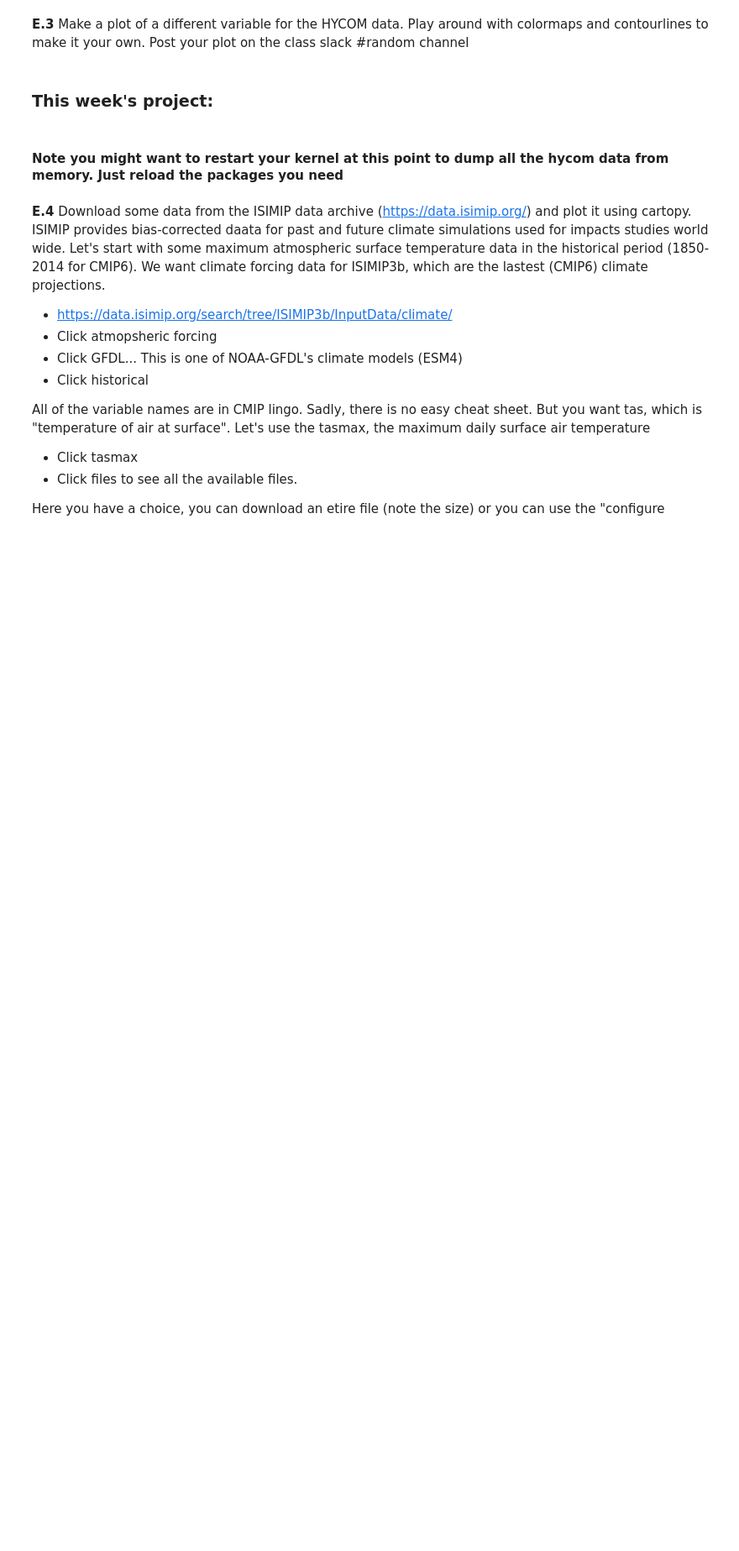
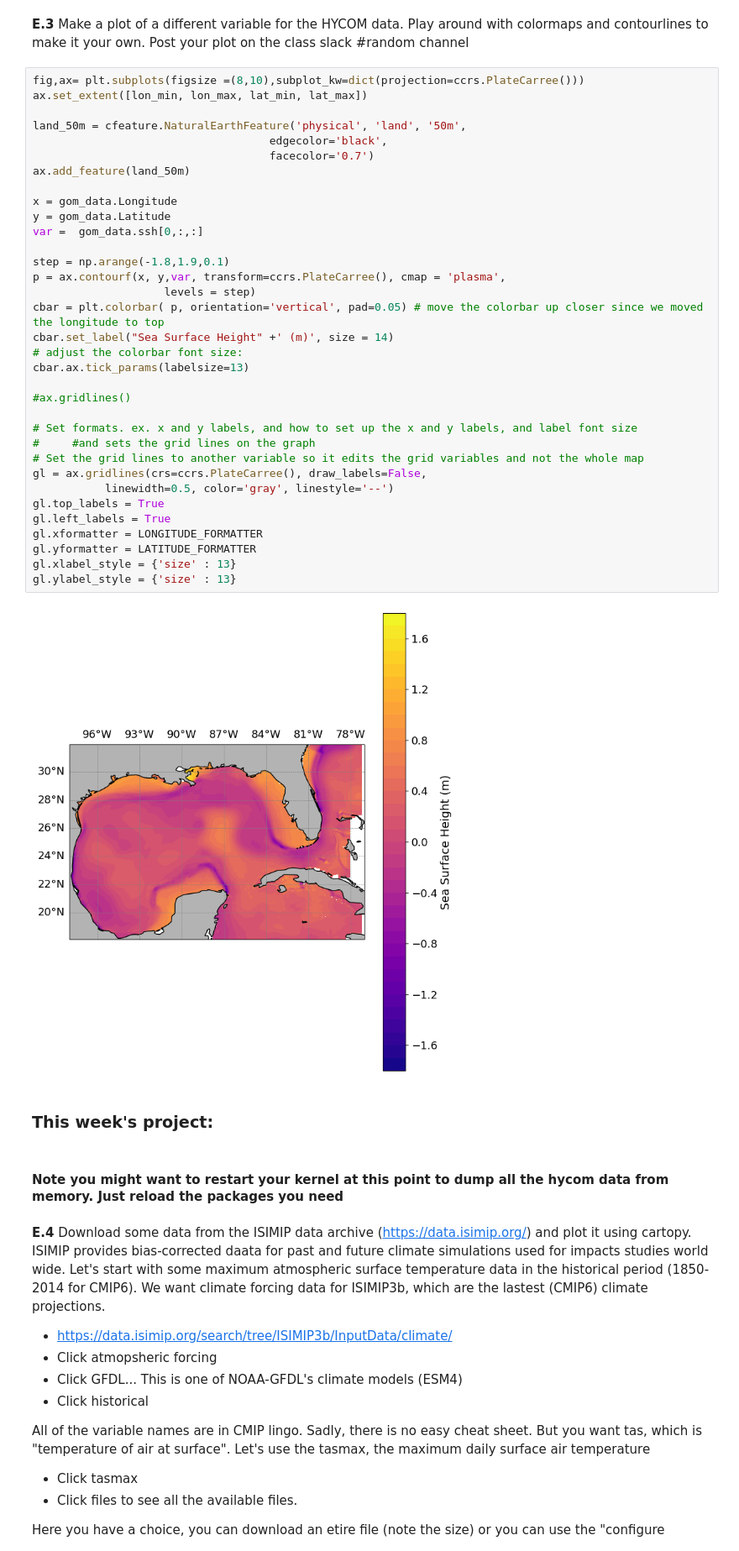
Before and after one commit to chsharrison/Sci_comp_F24, a Jupyter notebook: kolin_bilbrew/Lab6.2_F24_cartopy_corrected.ipynb, the cells around one changed output. Shown at 84% size. Drawn from its saved outputs; the diff is of its cells as text; blank space fills up the shorter version.

```diff
--- a/kolin_bilbrew/Lab6.2_F24_cartopy_corrected.ipynb
+++ b/kolin_bilbrew/Lab6.2_F24_cartopy_corrected.ipynb
@@ -465,5 +521,41 @@ gl.ylabel_style = {'size' : 13}
 # %% [markdown]
 **E.3** Make a plot of a different variable for the HYCOM data. Play around with colormaps and contourlines to make it your own. Post your plot on the class slack #random channel
+# %%
+fig,ax= plt.subplots(figsize =(8,10),subplot_kw=dict(projection=ccrs.PlateCarree()))
+ax.set_extent([lon_min, lon_max, lat_min, lat_max])
+
+land_50m = cfeature.NaturalEarthFeature('physical', 'land', '50m',
+                                    edgecolor='black',
+                                    facecolor='0.7')
+ax.add_feature(land_50m)
+
+x = gom_data.Longitude
+y = gom_data.Latitude
+var =  gom_data.ssh[0,:,:]
+
+step = np.arange(-1.8,1.9,0.1)
+p = ax.contourf(x, y,var, transform=ccrs.PlateCarree(), cmap = 'plasma',
+                    levels = step)
+cbar = plt.colorbar( p, orientation='vertical', pad=0.05) # move the colorbar up closer since we moved the longitude to top
+cbar.set_label("Sea Surface Height" +' (m)', size = 14)
+# adjust the colorbar font size:
+cbar.ax.tick_params(labelsize=13)
+
+#ax.gridlines()
+
+# Set formats. ex. x and y labels, and how to set up the x and y labels, and label font size
+#     #and sets the grid lines on the graph
+# Set the grid lines to another variable so it edits the grid variables and not the whole map
+gl = ax.gridlines(crs=ccrs.PlateCarree(), draw_labels=False,
+           linewidth=0.5, color='gray', linestyle='--')
+gl.top_labels = True
+gl.left_labels = True
+gl.xformatter = LONGITUDE_FORMATTER
+gl.yformatter = LATITUDE_FORMATTER
+gl.xlabel_style = {'size' : 13}
+gl.ylabel_style = {'size' : 13}
+# %% [output]
+[figure, added]
 # %% [markdown]
 ### This week's project:
 # %% [markdown]
```
Also changed, not shown: parts of 37 cells of this notebook.
